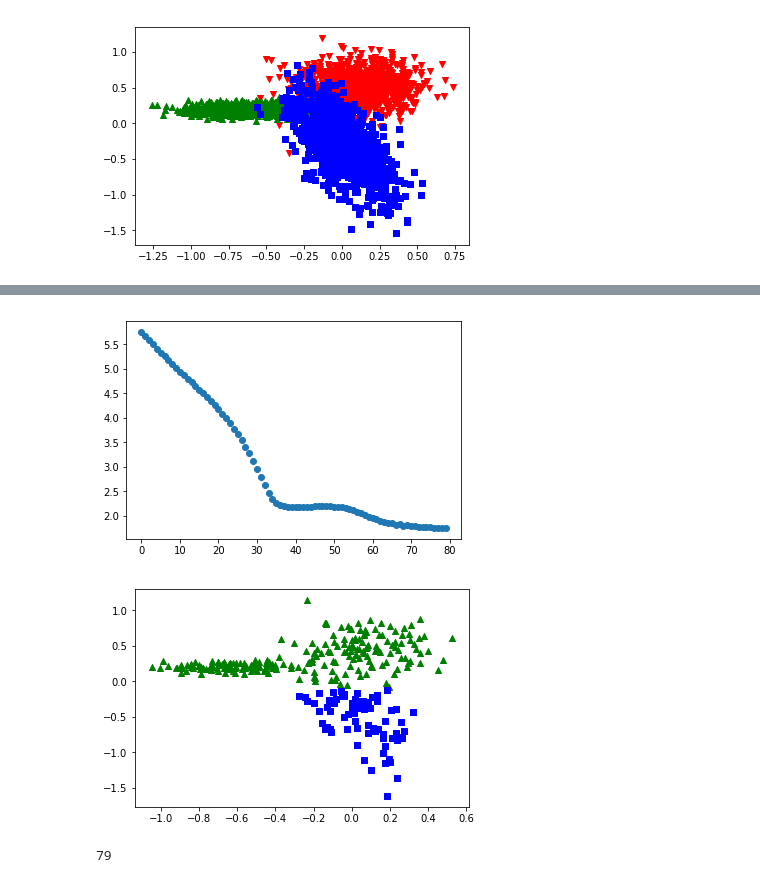
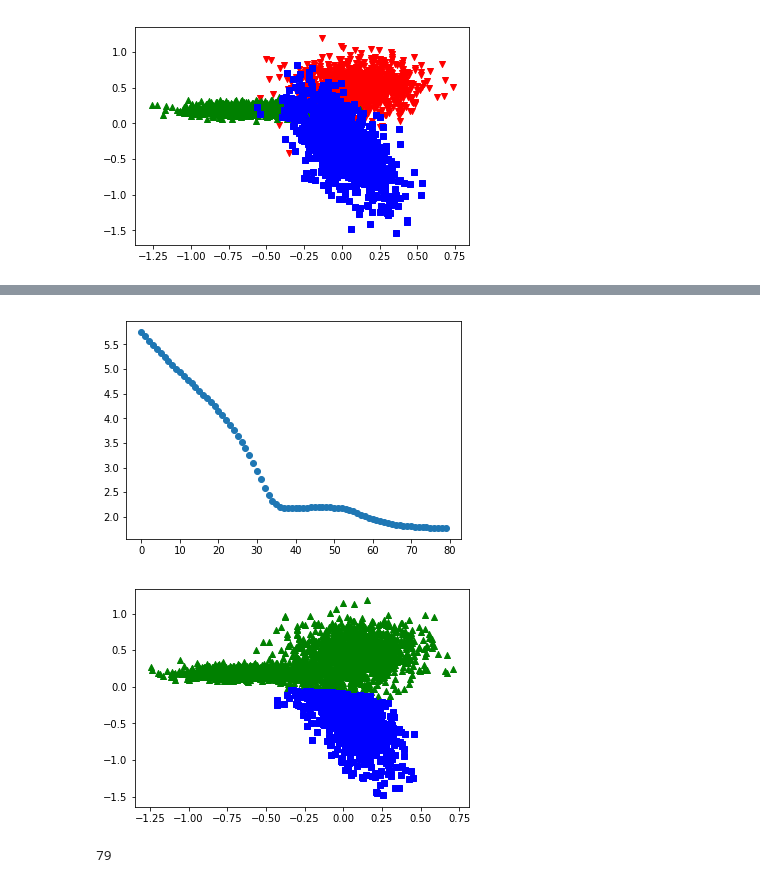
Before and after one commit to OlafSk/MGU2019, a Jupyter notebook: tests_ThreeGauss.ipynb, the cells around one changed output, grey strips where cells are left out. Drawn from its saved outputs; the diff is of its cells as text; code cells hidden in the pictures.

```diff
--- a/tests_ThreeGauss.ipynb
+++ b/tests_ThreeGauss.ipynb
@@ -214,6 +180,6 @@ KeyboardInterrupt:
 # %%
-plot_results(nn, train_loss11000, test_set)
+plot_results(nn3, train_loss11000, test_set1000)
 # %% [output]
 [figure]
-[figure, old version]
+[figure, new version]
 # %%
```
Also changed, not shown: parts of 7 cells of this notebook, 1 other file.
